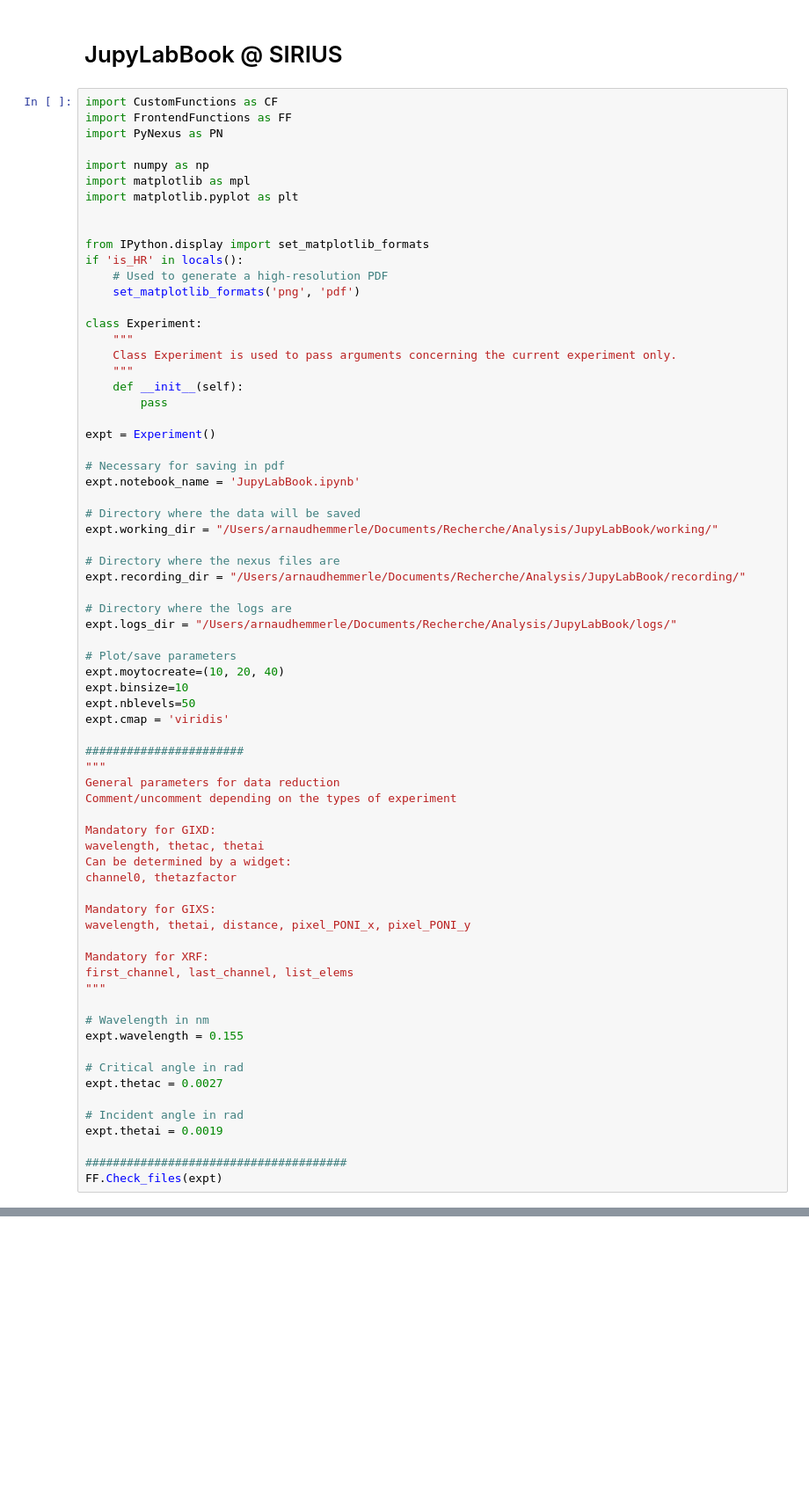
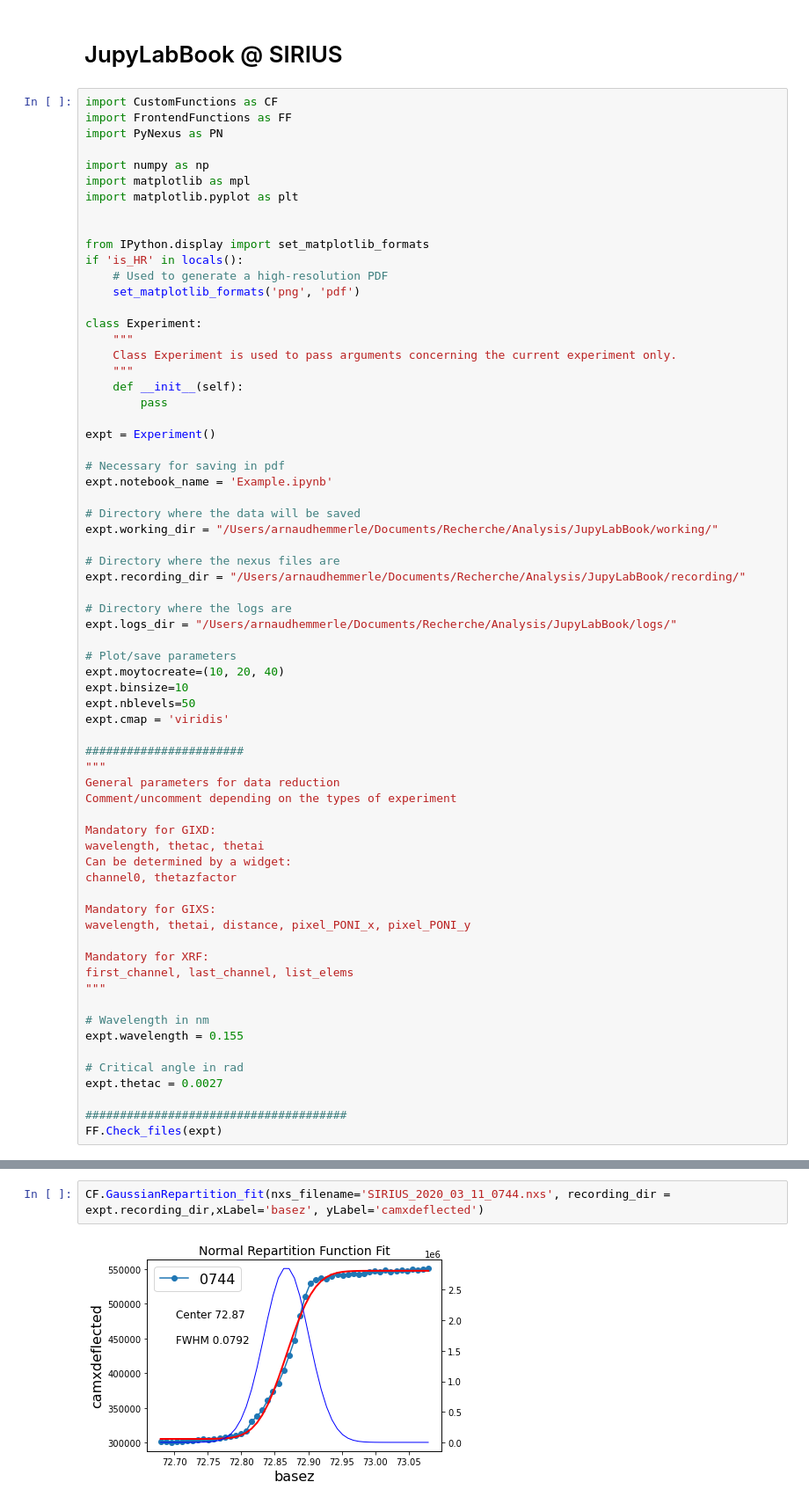
Before and after one commit to ArnaudHemmerle/JupyLabBook, a Jupyter notebook: Example.ipynb, the cells around one changed output, grey strips where cells are left out. Shown at 88% size. Drawn from its saved outputs; the diff is of its cells as text; blank space fills up the shorter version.

Commit message:
Nice example

```diff
--- a/Example.ipynb
+++ b/Example.ipynb
@@ -25,7 +25,7 @@ class Experiment:
 expt = Experiment()
 
 # Necessary for saving in pdf
-expt.notebook_name = 'JupyLabBook.ipynb'
+expt.notebook_name = 'Example.ipynb'
 
 # Directory where the data will be saved
 expt.working_dir = "/Users/arnaudhemmerle/Documents/Recherche/Analysis/JupyLabBook/working/"
@@ -65,9 +65,6 @@ expt.wavelength = 0.155
 # Critical angle in rad
 expt.thetac = 0.0027
 
-# Incident angle in rad
-expt.thetai = 0.0019
-
 ######################################
 FF.Check_files(expt)
 # %% [output]
@@ -84,0 +164,4 @@ FF.Choose_action(expt)
+# %%
+CF.GaussianRepartition_fit(nxs_filename='SIRIUS_2020_03_11_0744.nxs', recording_dir = expt.recording_dir,xLabel='basez', yLabel='camxdeflected')
+# %% [output]
+[figure, added]
```
Also changed, not shown: parts of 68 cells of this notebook, 2 other files.
